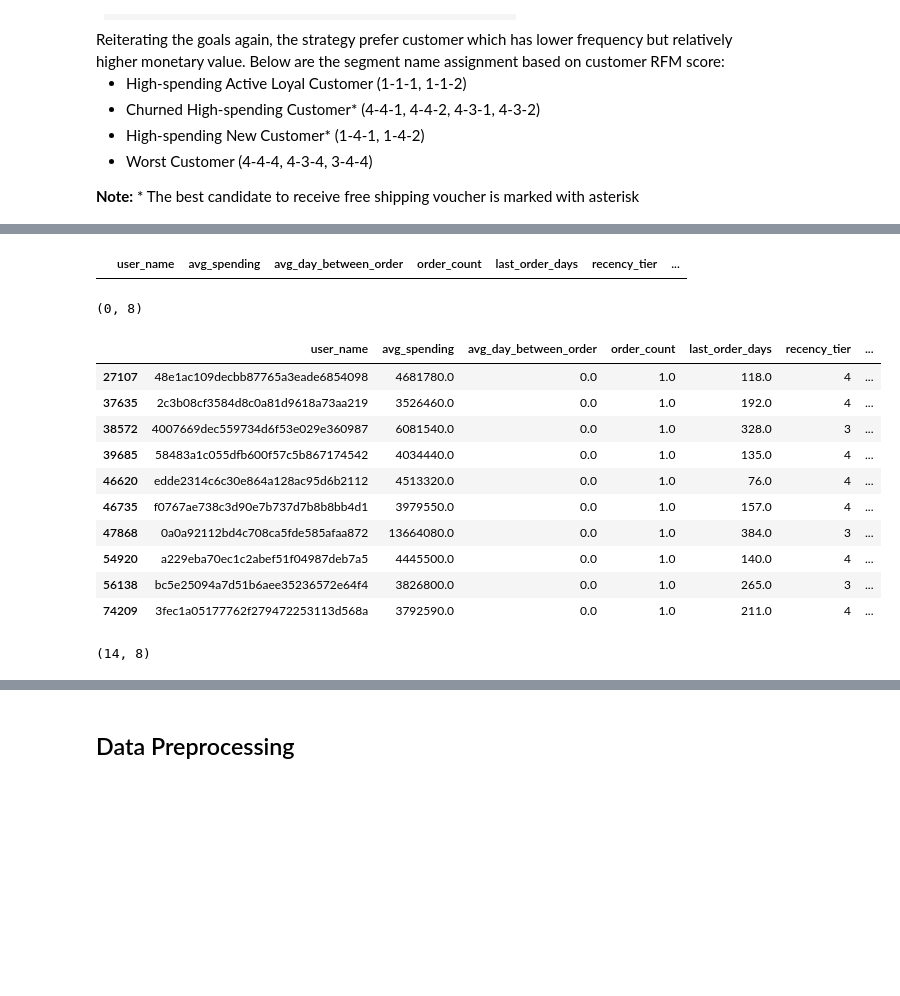
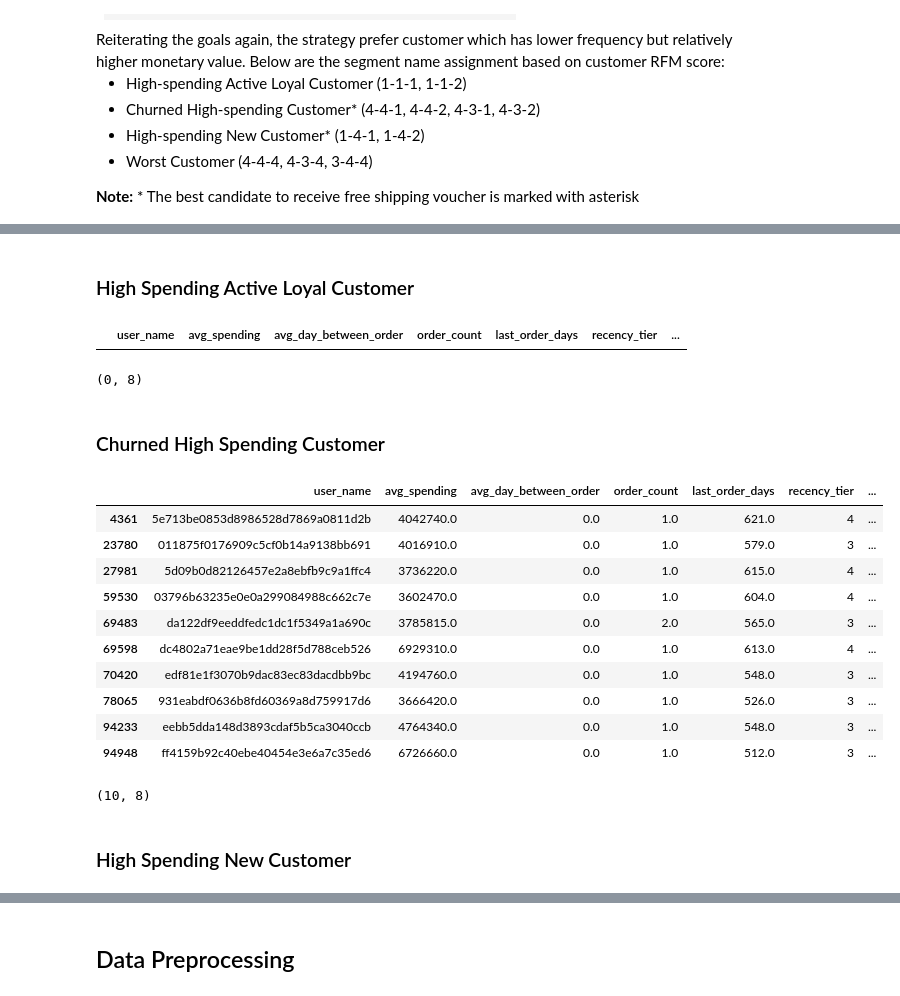
Before and after one commit to dion-ricky/future-data-1, a Jupyter notebook: notebook/2021-07-29_Dion.ipynb, the cells around one changed output, grey strips where cells are left out. Drawn from its saved outputs; the diff is of its cells as text; code cells hidden in the pictures; blank space fills up the shorter version.

```diff
--- a/notebook/2021-07-29_Dion.ipynb
+++ b/notebook/2021-07-29_Dion.ipynb
@@ -309,9 +293,21 @@ rfm = customer_rfm.copy()
 # Tier is reversed since the lowest bin is the least recent
 # this rule applies to frequency and monetary as well
 recency_labels = [
-    4,
+    1,
+    2,
     3,
-    2,
-    1
+    4
 ]
 rfm['recency_tier'] = pd.cut(customer_rfm['last_order_days'], bins=4, labels=recency_labels)
+
+fig, ax = plt.subplots()
+
+t1 = rfm.loc[:, ['user_name', 'recency_tier']] \
+        .groupby('recency_tier', as_index=False).count()
+ax.bar(t1['recency_tier'], t1['user_name'])
+ax.set_title('Recency Tier')
+ax.set_xlabel('Recency Tier')
+ax.set_ylabel('User Count')
+
+display(t1)
+plt.show()
@@ -322,4 +327,16 @@ frequency_labels = [
     2,
     1
 ]
-rfm['frequency_tier'] = pd.cut(customer_rfm['order_count'], bins=4, labels=recency_labels)
+rfm['frequency_tier'] = pd.cut(customer_rfm['order_count'], bins=4, labels=frequency_labels)
+
+fig, ax = plt.subplots()
+
+t1 = rfm.loc[:, ['user_name', 'frequency_tier']] \
+        .groupby('frequency_tier', as_index=False).count()
+ax.bar(t1['frequency_tier'], t1['user_name'])
+ax.set_title('Frequency Tier')
+ax.set_xlabel('Frequency Tier')
+ax.set_ylabel('User Count')
+
+display(t1)
+plt.show()
@@ -353,3 +513,5 @@ ax.scatter(t1['frequency_tier'], t1['monetary_tier'], color='b')
+# %% [markdown]
+### High Spending Active Loyal Customer
 # %%
 high_spending_active_loyal_cust_cond = \
     (rfm['recency_tier'] == 1) \
@@ -362,27 +524,31 @@ display(high_spending_active_loyal_cust.shape)
 # %% [output]
 |  | user_name | avg_spending | avg_day_between_order | order_count | last_order_days | recency_tier | ... |
 (0, 8)
+# %% [markdown]
+### Churned High Spending Customer
 # %%
 churned_high_spending_cust_cond = \
-    (rfm['recency_tier'] <= 3) \
+    (rfm['recency_tier'] >= 3) \
     & (rfm['frequency_tier'] <= 3) \
     & (rfm['monetary_tier'] >= 3)
 
 churned_high_spending_cust = rfm[churned_high_spending_cust_cond]
 display(churned_high_spending_cust.head(10))
 display(churned_high_spending_cust.shape)
 # %% [output]
 |  | user_name | avg_spending | avg_day_between_order | order_count | last_order_days | recency_tier | ... |
-| 27107 | 48e1ac109decbb87765a3eade6854098 | 4681780.0 | 0.0 | 1.0 | 118.0 | 4 | ... |
-| 37635 | 2c3b08cf3584d8c0a81d9618a73aa219 | 3526460.0 | 0.0 | 1.0 | 192.0 | 4 | ... |
-| 38572 | 4007669dec559734d6f53e029e360987 | 6081540.0 | 0.0 | 1.0 | 328.0 | 3 | ... |
-| 39685 | 58483a1c055dfb600f57c5b867174542 | 4034440.0 | 0.0 | 1.0 | 135.0 | 4 | ... |
-| 46620 | edde2314c6c30e864a128ac95d6b2112 | 4513320.0 | 0.0 | 1.0 | 76.0 | 4 | ... |
-| 46735 | f0767ae738c3d90e7b737d7b8b8bb4d1 | 3979550.0 | 0.0 | 1.0 | 157.0 | 4 | ... |
-| 47868 | 0a0a92112bd4c708ca5fde585afaa872 | 13664080.0 | 0.0 | 1.0 | 384.0 | 3 | ... |
-| 54920 | a229eba70ec1c2abef51f04987deb7a5 | 4445500.0 | 0.0 | 1.0 | 140.0 | 4 | ... |
-| 56138 | bc5e25094a7d51b6aee35236572e64f4 | 3826800.0 | 0.0 | 1.0 | 265.0 | 3 | ... |
-| 74209 | 3fec1a05177762f279472253113d568a | 3792590.0 | 0.0 | 1.0 | 211.0 | 4 | ... |
+| 4361 | 5e713be0853d8986528d7869a0811d2b | 4042740.0 | 0.0 | 1.0 | 621.0 | 4 | ... |
+| 23780 | 011875f0176909c5cf0b14a9138bb691 | 4016910.0 | 0.0 | 1.0 | 579.0 | 3 | ... |
+| 27981 | 5d09b0d82126457e2a8ebfb9c9a1ffc4 | 3736220.0 | 0.0 | 1.0 | 615.0 | 4 | ... |
+| 59530 | 03796b63235e0e0a299084988c662c7e | 3602470.0 | 0.0 | 1.0 | 604.0 | 4 | ... |
+| 69483 | da122df9eeddfedc1dc1f5349a1a690c | 3785815.0 | 0.0 | 2.0 | 565.0 | 3 | ... |
+| 69598 | dc4802a71eae9be1dd28f5d788ceb526 | 6929310.0 | 0.0 | 1.0 | 613.0 | 4 | ... |
+| 70420 | edf81e1f3070b9dac83ec83dacdbb9bc | 4194760.0 | 0.0 | 1.0 | 548.0 | 3 | ... |
+| 78065 | 931eabdf0636b8fd60369a8d759917d6 | 3666420.0 | 0.0 | 1.0 | 526.0 | 3 | ... |
+| 94233 | eebb5dda148d3893cdaf5b5ca3040ccb | 4764340.0 | 0.0 | 1.0 | 548.0 | 3 | ... |
+| 94948 | ff4159b92c40ebe40454e3e6a7c35ed6 | 6726660.0 | 0.0 | 1.0 | 512.0 | 3 | ... |
-(14, 8)
+(10, 8)
+# %% [markdown]
+### High Spending New Customer
 # %%
 high_spending_new_cust_cond = \
```
Also changed, not shown: parts of 42 cells of this notebook, 2 other files.
